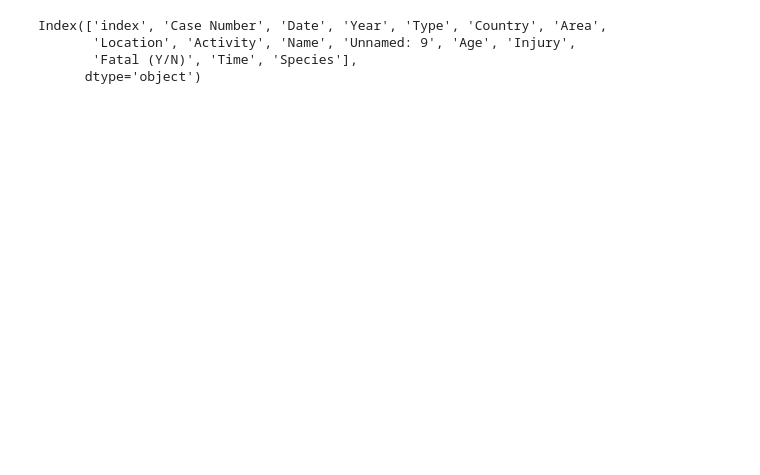
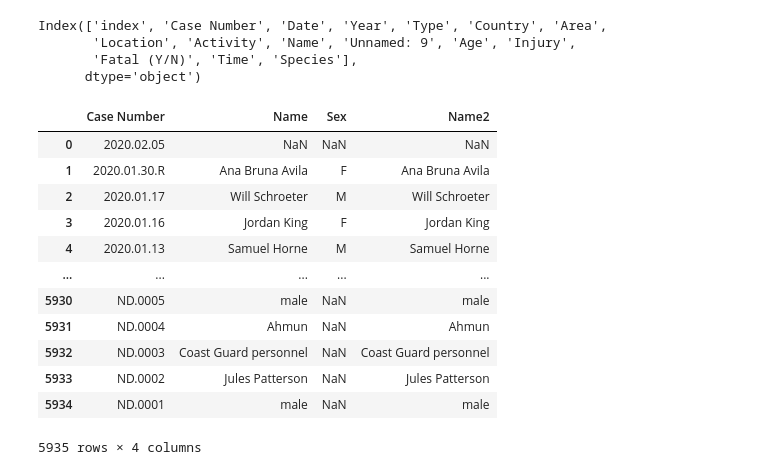
Before and after one commit to godak9/Final_Project, a Jupyter notebook: GOdak/Name_Sex_Cleaning.ipynb, the cells around one changed output. Saved outputs shown, nothing was run; the diff lists cells and outputs as text; code cells hidden in the pictures; blank space fills up the shorter version.

Commit message:
Adding code and file for cleaned victimology columns

```diff
--- a/GOdak/Name_Sex_Cleaning.ipynb
+++ b/GOdak/Name_Sex_Cleaning.ipynb
@@ -80,0 +32,34 @@ confirmed_attack_copy2.loc[confirmed_attack_copy2['Sex'] == 'S', 'Name'] = 'M'
+# %%
+# Make a copy if you mess up
+# Good thing becasue I did mess up...
+# "Name" will be renamed to "People Involved" at the end--either "I" for individual "M" for multiple of "U" for unknown
+# Retaining name column, making it "Name2", will be renamed "Name" at the end
+# "Name2" will be renamed "Name" at the end
+# At the end of labeling I will create a new CSV with on the "Case Number" (unqiue value for connecting tables) "Sex",
+#"Number of Victims", "Name"
+
+# In the database this will be called the "Victimology" table
+# Importing with necessary columns
+columns = [
+    'Case Number',
+    'Name',
+    'Sex',
+]
+confirmed_attack_copy2 = confirmed_attack_copy.loc[:, columns]
+#confirmed_attack_copy2
+confirmed_attack_copy2['Name2'] = confirmed_attack_copy2.loc[:, 'Name']
+confirmed_attack_copy2
+# %% [output]
+|  | Case Number | Name | Sex | Name2 |
+| 0 | 2020.02.05 | NaN | NaN | NaN |
+| 1 | 2020.01.30.R | Ana Bruna Avila | F | Ana Bruna Avila |
+| 2 | 2020.01.17 | Will Schroeter | M | Will Schroeter |
+| 3 | 2020.01.16 | Jordan King | F | Jordan King |
+| 4 | 2020.01.13 | Samuel Horne | M | Samuel Horne |
+| ... | ... | ... | ... | ... |
+| 5930 | ND.0005 | male | NaN | male |
+| 5931 | ND.0004 | Ahmun | NaN | Ahmun |
+| 5932 | ND.0003 | Coast Guard personnel | NaN | Coast Guard personnel |
+| 5933 | ND.0002 | Jules Patterson | NaN | Jules Patterson |
+| 5934 | ND.0001 | male | NaN | male |
+5935 rows × 4 columns
```
Also changed, not shown: parts of 14 cells of this notebook, 1 other file.
